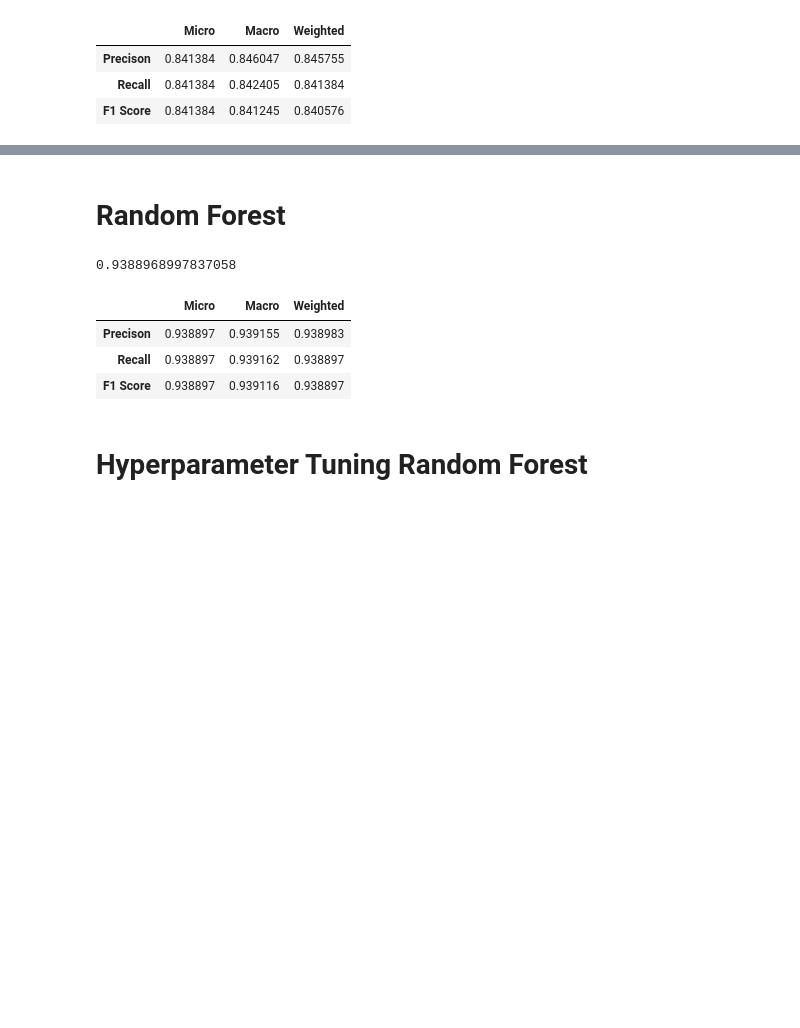
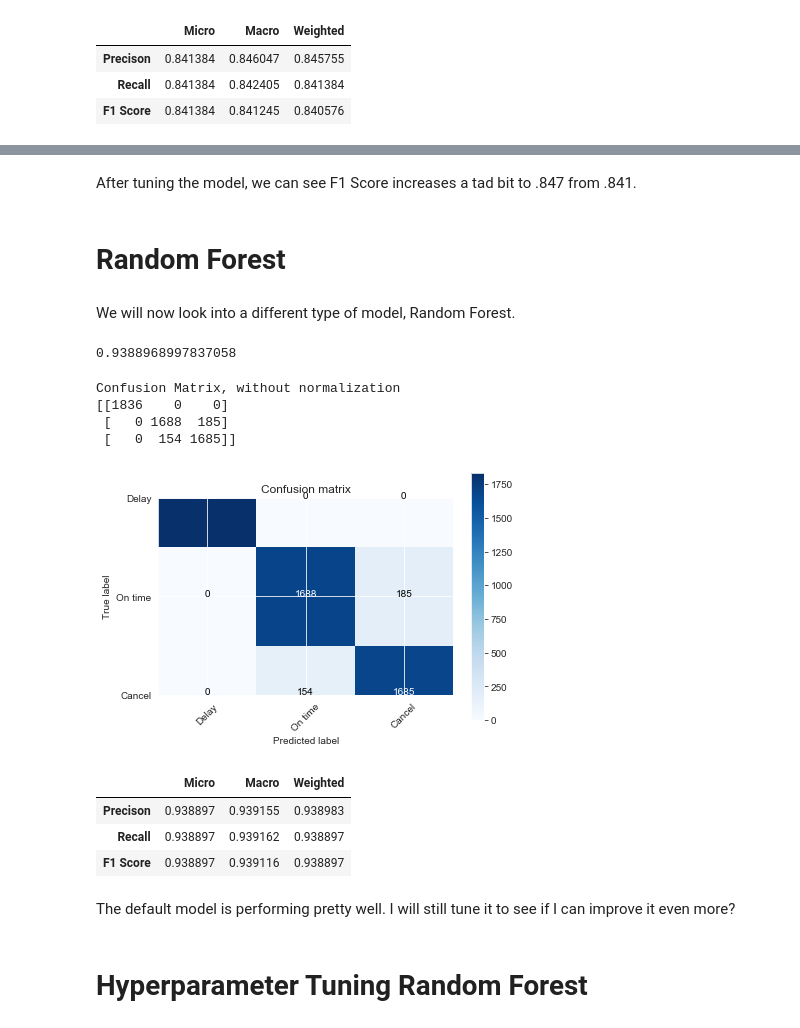
Before and after one commit to emilia329/Fly-High, a Jupyter notebook: JFKModel.ipynb, the cells around one changed output, grey strips where cells are left out. Cells and saved outputs as stored; diff of their text form; code cells hidden in the pictures; blank space fills up the shorter version.

```diff
--- a/JFKModel.ipynb
+++ b/JFKModel.ipynb
@@ -147,6 +157,6 @@ datatable(y_test,y_pred)
 # %%
 clf = LogisticRegression()
-grid_values = {'penalty': ['l1', 'l2'],'C':[.009,0.01,.09,1,5,10,25,100,200,1000,5000]}
+grid_values = {'penalty': ['l1', 'l2'],'C':[100,110,120,140,200,1000,2000],'max_iter':[150,250,350,450],'dual':[True,False]}
 grid_clf_acc = GridSearchCV(clf, param_grid = grid_values, verbose=0, cv=10)
 grid_clf_acc.fit(X_train, y_train)
 # %% [output]
@@ -172,5 +183,5 @@ grid_clf_acc.best_params_
 # %%
-refclf = LogisticRegression(C=5,penalty='l2')
+refclf = LogisticRegression(C=2000,penalty='l2',dual = False, max_iter = 350)
 refclf.fit(X_train,y_train)
 refpred=refclf.predict(X_test)
 # %%
@@ -197,5 +208,9 @@ datatable(y_test,refpred)
+# %% [markdown]
+After tuning the model, we can see F1 Score increases a tad bit to .847 from .841.
 # %% [markdown]
 # Random Forest
+# %% [markdown]
+We will now look into a different type of model, Random Forest.
 # %%
 
 rfc2 = RandomForestClassifier(random_state=42)
@@ -204,6 +219,20 @@ test_pred = rfc2.predict(X_test)
 accuracy_score(y_test, test_pred)
 # %% [output]
 0.9388968997837058
+# %%
+cm = confusion_matrix(y_test,test_pred)
+classes = ['Delay', 'On time','Cancel']
+# %%
+plot_confusion_matrix(cm, classes,
+                          normalize=False,
+                          title='Confusion matrix',
+                          cmap=plt.cm.Blues)
+# %% [output]
+Confusion Matrix, without normalization
+[[1836    0    0]
+ [   0 1688  185]
+ [   0  154 1685]]
+[figure, added]
 # %%
 datatable(y_test,test_pred)
 # %% [output]
@@ -211,6 +240,8 @@ datatable(y_test,test_pred)
 | Precison | 0.938897 | 0.939155 | 0.938983 |
 | Recall | 0.938897 | 0.939162 | 0.938897 |
 | F1 Score | 0.938897 | 0.939116 | 0.938897 |
+# %% [markdown]
+The default model is performing pretty well. I will still tune it to see if I can improve it even more?
 # %% [markdown]
 # Hyperparameter Tuning Random Forest
 # %%
```
Also changed, not shown: parts of 17 cells of this notebook.
